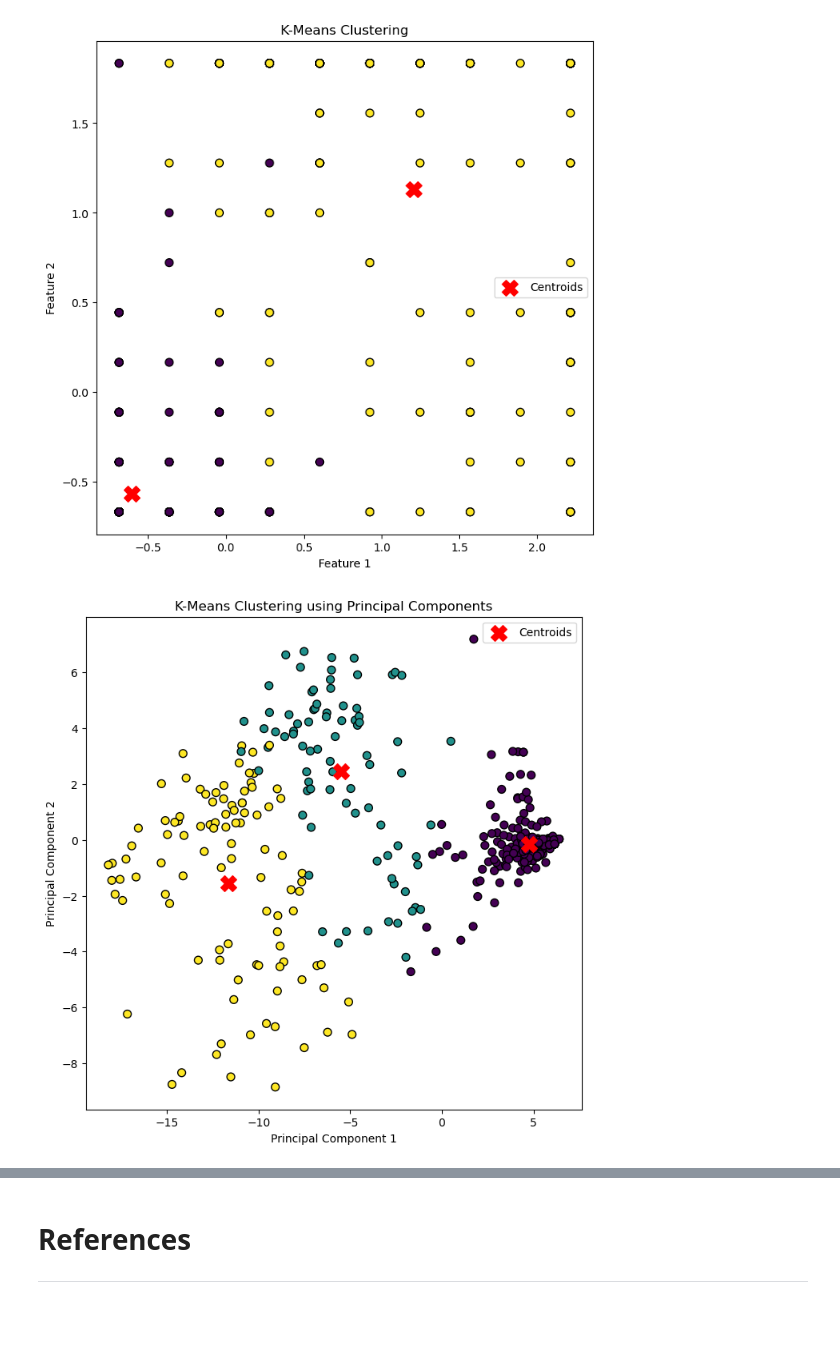
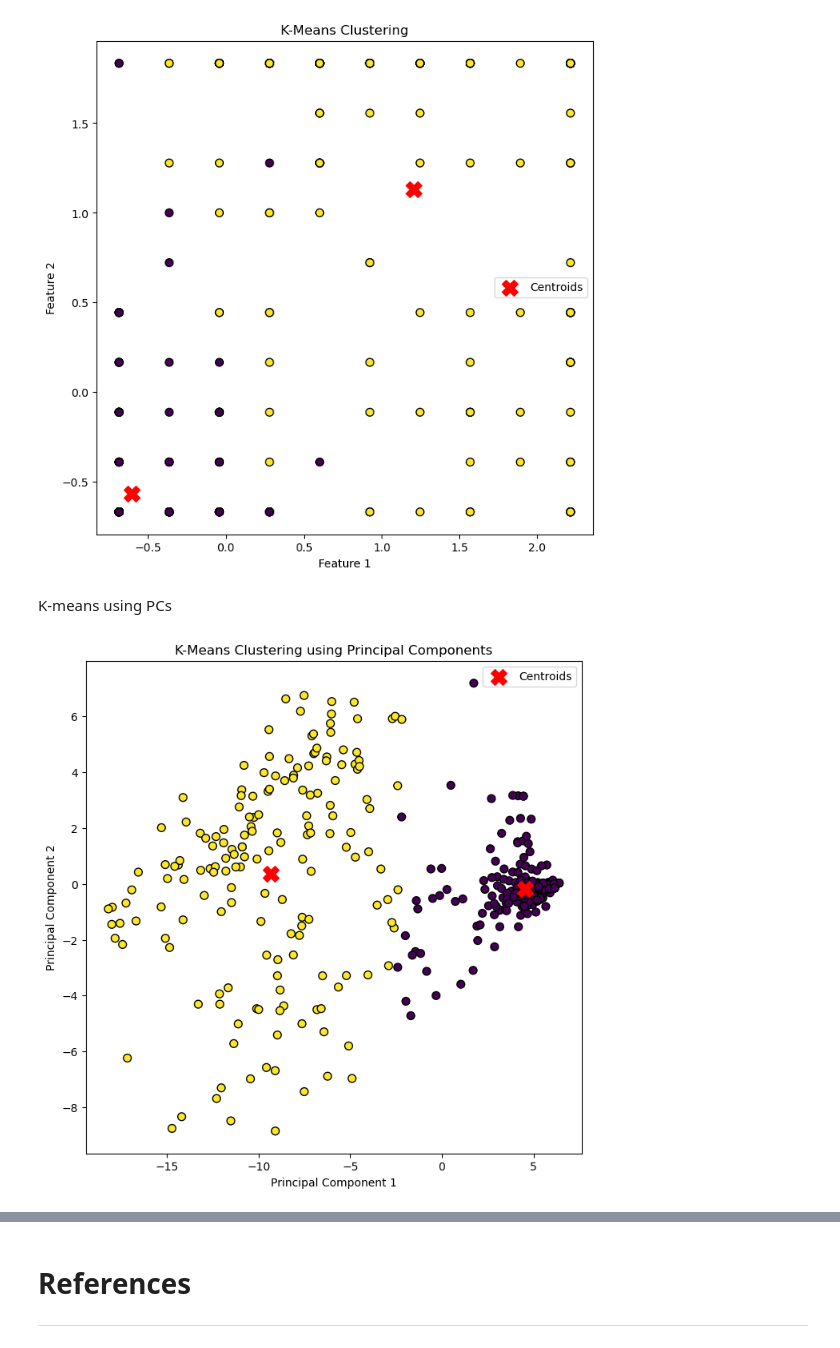
Before and after one commit to HamzaElshafie/MLiS-Project, a Jupyter notebook: MLiS_Project.ipynb, the cells around one changed output, grey strips where cells are left out. Cells and saved outputs as stored; diff of their text form; code cells hidden in the pictures; blank space fills up the shorter version.

```diff
--- a/MLiS_Project.ipynb
+++ b/MLiS_Project.ipynb
@@ -857,6 +857,8 @@ plt.legend()
 plt.show()
 # %% [output]
 [figure]
+# %% [markdown]
+K-means using PCs
 # %%
 import numpy as np
 import matplotlib.pyplot as plt
@@ -865,7 +867,7 @@ import matplotlib.pyplot as plt
 X_train_transformed = pca.transform(X_train)
 
 # Set the number of clusters (k)
-k = 3
+k = 2
 
 # Randomly initialize centroids
 np.random.seed(42)
@@ -878,31 +880,31 @@ for _ in range(max_iterations):
     # Calculate distances between data points and centroids
     distances = np.sqrt(np.sum((X_train_transformed[:, np.newaxis] - centroids) ** 2, axis=2))
 
     # Assign each data point to the closest centroid
     labels = np.argmin(distances, axis=1)
 
     # Update centroids
     new_centroids = np.array([X_train_transformed[labels == idx].mean(axis=0) for idx in range(k)])
 
     # Check for convergence
     if np.allclose(new_centroids, centroids):  # Using np.allclose for numerical stability
         break
 
     centroids = new_centroids
 
 # Create a 2D scatter plot
 plt.figure(figsize=(8, 8))
 
 # Scatter plot for the first two principal components
 plt.scatter(X_train_transformed[:, 0], X_train_transformed[:, 1], c=labels, cmap='viridis', edgecolors='k', s=50)
 
 # Plot centroids (optional)
 plt.scatter(centroids[:, 0], centroids[:, 1], c='red', marker='X', s=200, label='Centroids')
 
 plt.title('K-Means Clustering using Principal Components')
 plt.xlabel('Principal Component 1')
 plt.ylabel('Principal Component 2')
 plt.legend()
 plt.show()
 # %% [output]
-[figure, old version]
+[figure, new version]
```
Also changed, not shown: parts of 4 cells of this notebook.
